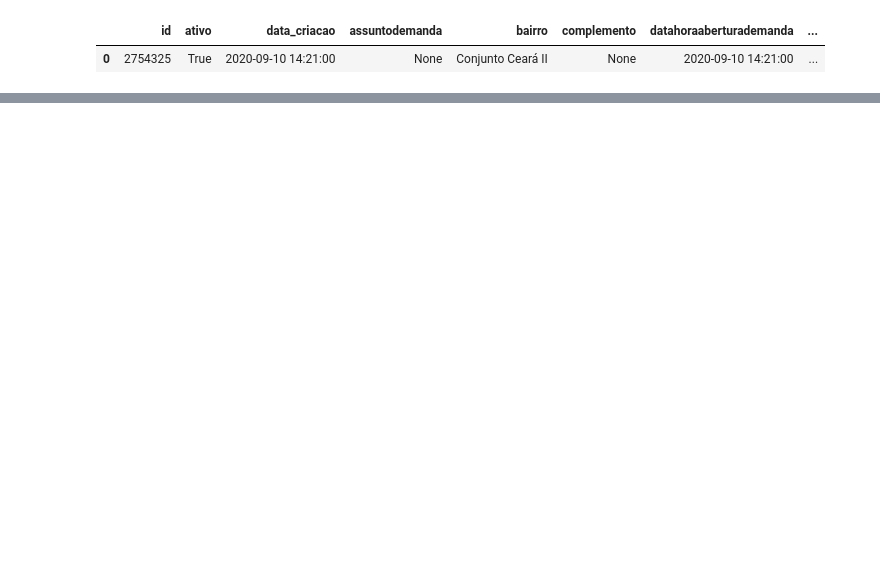
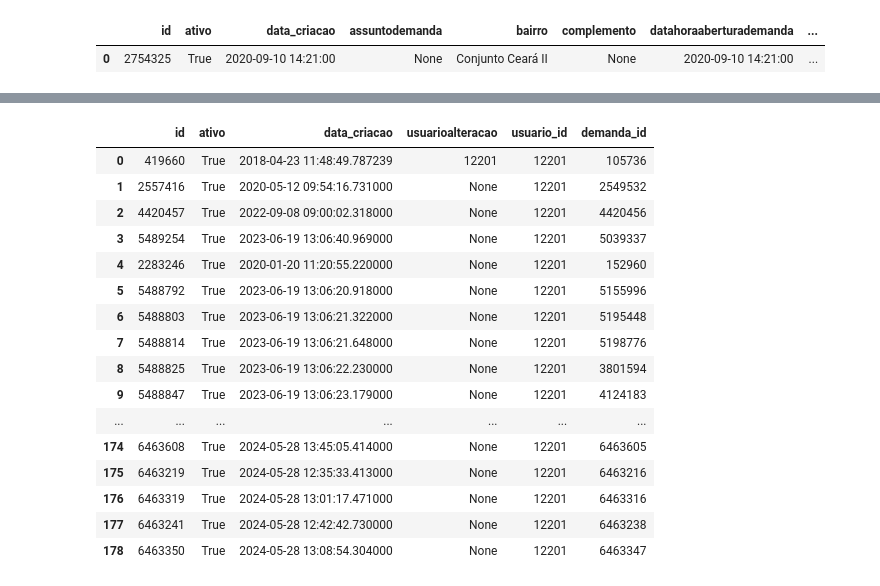
Before and after one commit to exata-it/middleware, a Jupyter notebook: python/search_demandas.ipynb, the cells around one changed output, grey strips where cells are left out. Drawn from its saved outputs; the diff is of its cells as text; code cells hidden in the pictures; blank space fills up the shorter version.

```diff
--- a/python/search_demandas.ipynb
+++ b/python/search_demandas.ipynb
@@ -126,0 +84,37 @@ df
+# %%
+# Query: Fiscal demanda do usuário 12201
+conn = psycopg2.connect(CONN_STRING)
+cursor = conn.cursor()
+
+query = """
+SELECT fd.* FROM public.fiscaldemanda fd
+WHERE fd.usuario_id = 12201 and fd.ativo = true;
+"""
+cursor.execute(query)
+
+colnames = [desc[0] for desc in cursor.description]
+rows = cursor.fetchall()
+
+cursor.close()
+conn.close()
+
+df = pd.DataFrame(rows, columns=colnames)
+df
+# %% [output]
+|  | id | ativo | data_criacao | usuarioalteracao | usuario_id | demanda_id |
+| 0 | 419660 | True | 2018-04-23 11:48:49.787239 | 12201 | 12201 | 105736 |
+| 1 | 2557416 | True | 2020-05-12 09:54:16.731000 | None | 12201 | 2549532 |
+| 2 | 4420457 | True | 2022-09-08 09:00:02.318000 | None | 12201 | 4420456 |
+| 3 | 5489254 | True | 2023-06-19 13:06:40.969000 | None | 12201 | 5039337 |
+| 4 | 2283246 | True | 2020-01-20 11:20:55.220000 | None | 12201 | 152960 |
+| 5 | 5488792 | True | 2023-06-19 13:06:20.918000 | None | 12201 | 5155996 |
+| 6 | 5488803 | True | 2023-06-19 13:06:21.322000 | None | 12201 | 5195448 |
+| 7 | 5488814 | True | 2023-06-19 13:06:21.648000 | None | 12201 | 5198776 |
+| 8 | 5488825 | True | 2023-06-19 13:06:22.230000 | None | 12201 | 3801594 |
+| 9 | 5488847 | True | 2023-06-19 13:06:23.179000 | None | 12201 | 4124183 |
+| ... | ... | ... | ... | ... | ... | ... |
+| 174 | 6463608 | True | 2024-05-28 13:45:05.414000 | None | 12201 | 6463605 |
+| 175 | 6463219 | True | 2024-05-28 12:35:33.413000 | None | 12201 | 6463216 |
+| 176 | 6463319 | True | 2024-05-28 13:01:17.471000 | None | 12201 | 6463316 |
+| 177 | 6463241 | True | 2024-05-28 12:42:42.730000 | None | 12201 | 6463238 |
+| 178 | 6463350 | True | 2024-05-28 13:08:54.304000 | None | 12201 | 6463347 |
```
Also changed, not shown: parts of 4 cells of this notebook, 10 other files.
